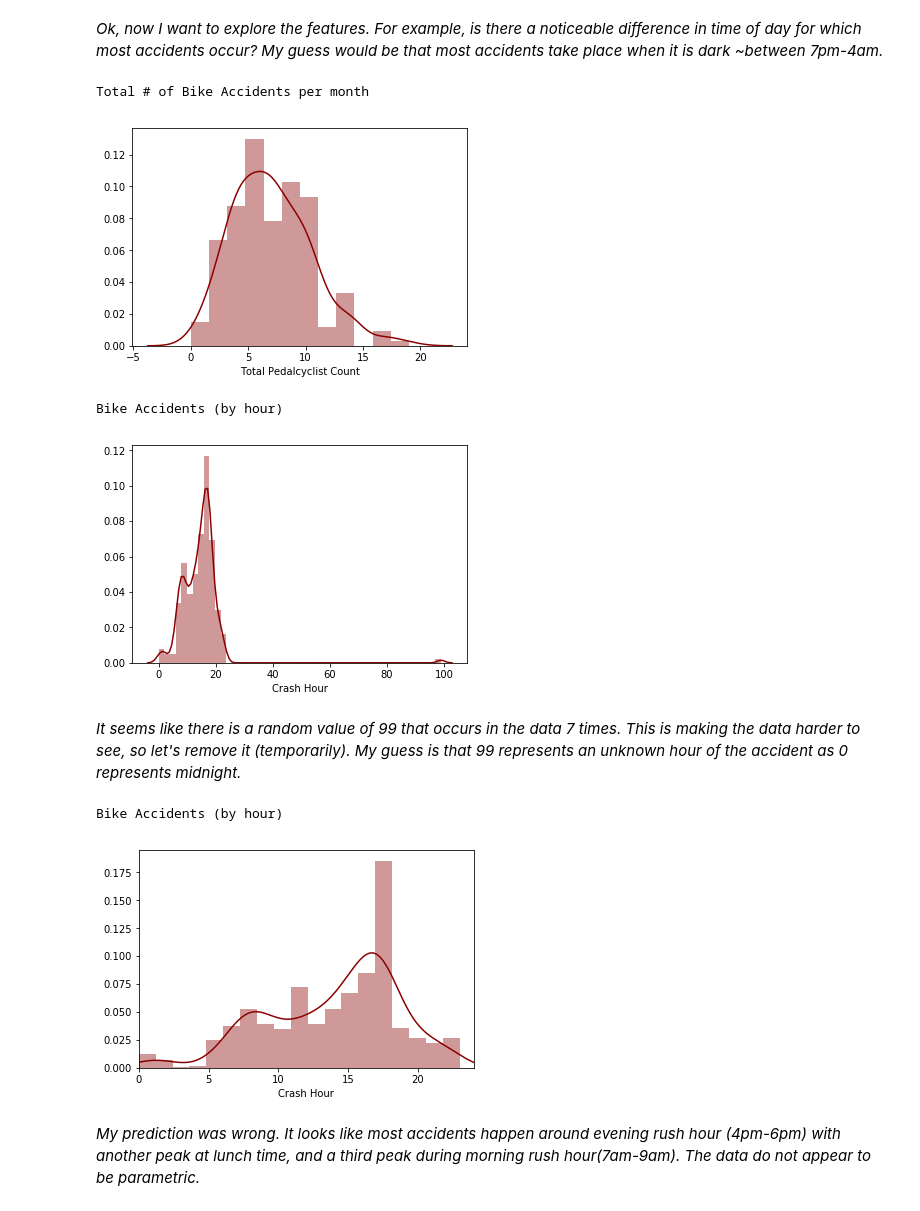
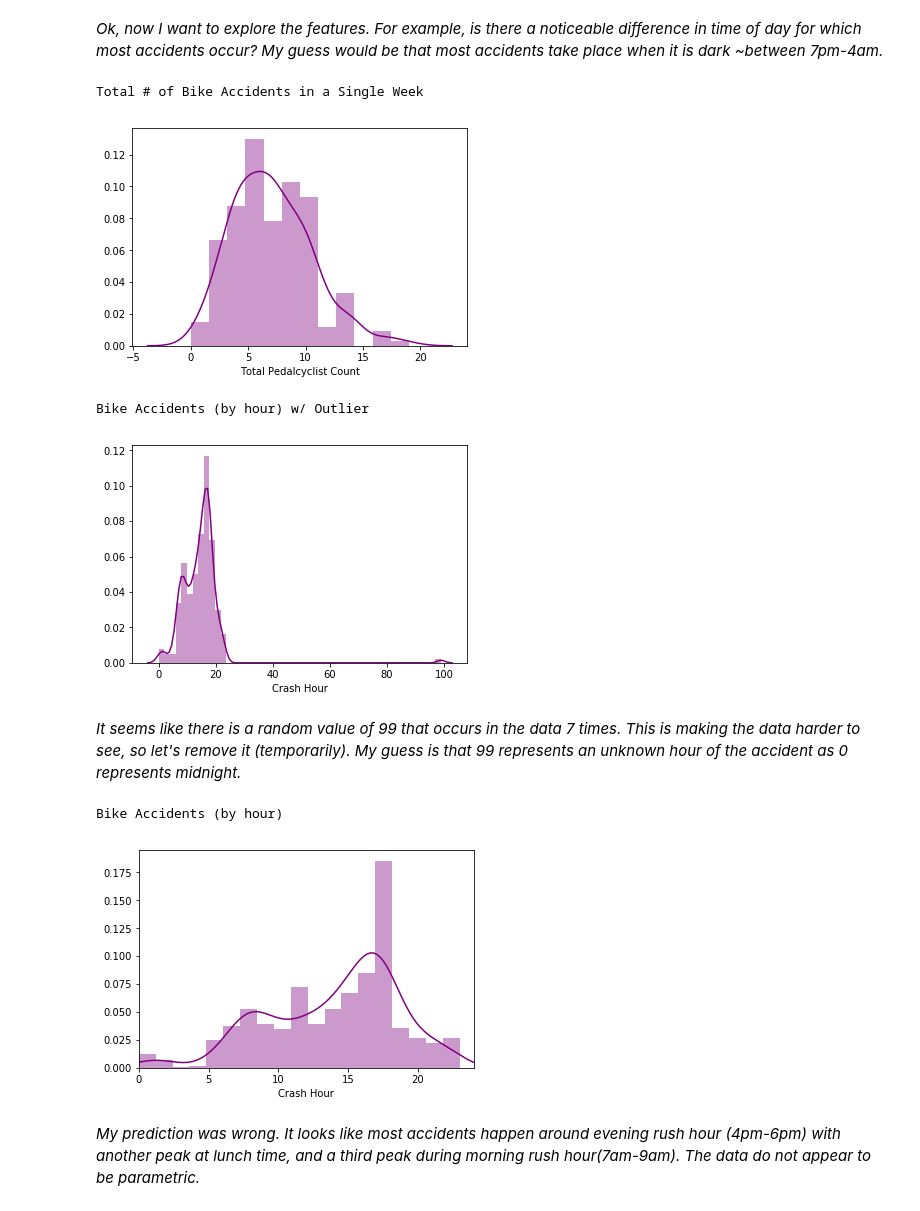
Before and after one commit to kimrharper/thinkful, a Jupyter notebook: capstone/capstone-odot-bikeaccident.ipynb, the cells around one changed output. Saved outputs shown, nothing was run; the diff lists cells and outputs as text; code cells hidden in the pictures.

```diff
--- a/capstone/capstone-odot-bikeaccident.ipynb
+++ b/capstone/capstone-odot-bikeaccident.ipynb
@@ -63,22 +69,22 @@ bikeaccident.index = pd.to_datetime(
 # %%
 # creating basic time series
 ba = bikeaccident['Total Pedalcyclist Count'].groupby(pd.Grouper(freq='W')).count()
-sns.distplot(ba,color='darkred');print('Total # of Bike Accidents per month')
+sns.distplot(ba,color='purple');print('Total # of Bike Accidents in a Single Week')
 # %% [output]
-Total # of Bike Accidents per month
+Total # of Bike Accidents in a Single Week
-[figure, old version]
+[figure, new version]
 # %%
-print('Bike Accidents (by hour)');sns.distplot(bikeaccident['Crash Hour'],color = 'darkred');plt.show()
+print('Bike Accidents (by hour) w/ Outlier');sns.distplot(bikeaccident['Crash Hour'],color = 'purple');plt.show()
 # %% [output]
-Bike Accidents (by hour)
+Bike Accidents (by hour) w/ Outlier
-[figure, old version]
+[figure, new version]
 # %% [markdown]
 _It seems like there is a random value of 99 that occurs in the data 7 times. This is making the data harder to see, so let's remove it (temporarily). My guess is that 99 represents an unknown hour of the accident as 0 represents midnight._
 # %%
-sns.distplot(bikeaccident['Crash Hour'][bikeaccident['Crash Hour']< 99],color='darkred');plt.xlim(0,24);print('Bike Accidents (by hour)');plt.show()
+sns.distplot(bikeaccident['Crash Hour'][bikeaccident['Crash Hour']< 99],color='purple');plt.xlim(0,24);print('Bike Accidents (by hour)');plt.show()
 # %% [output]
 Bike Accidents (by hour)
-[figure, old version]
+[figure, new version]
 # %% [markdown]
 _My prediction was wrong. It looks like most accidents happen around evening rush hour (4pm-6pm) with another peak at lunch time, and a third peak during morning rush hour(7am-9am). The data do not appear to be parametric._
 # %% [markdown]
```
Also changed, not shown: parts of 50 cells of this notebook.
